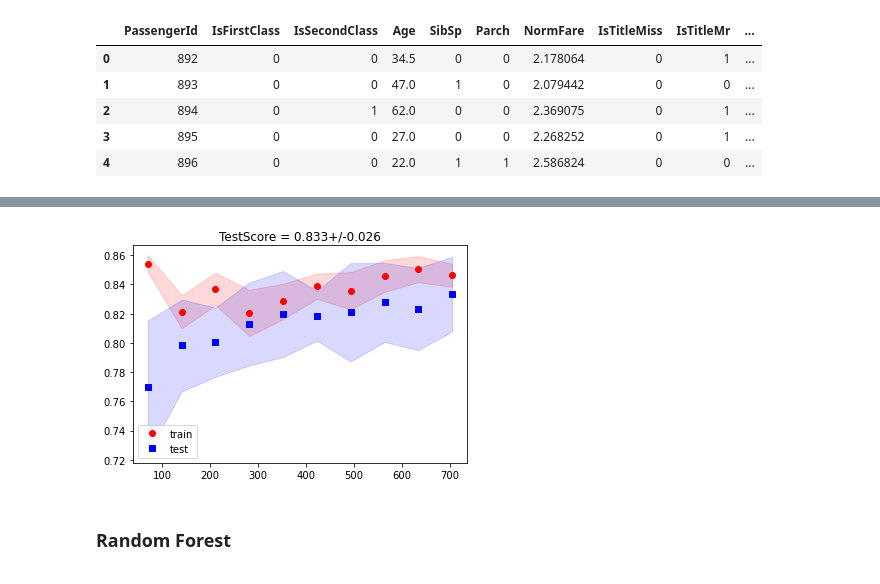
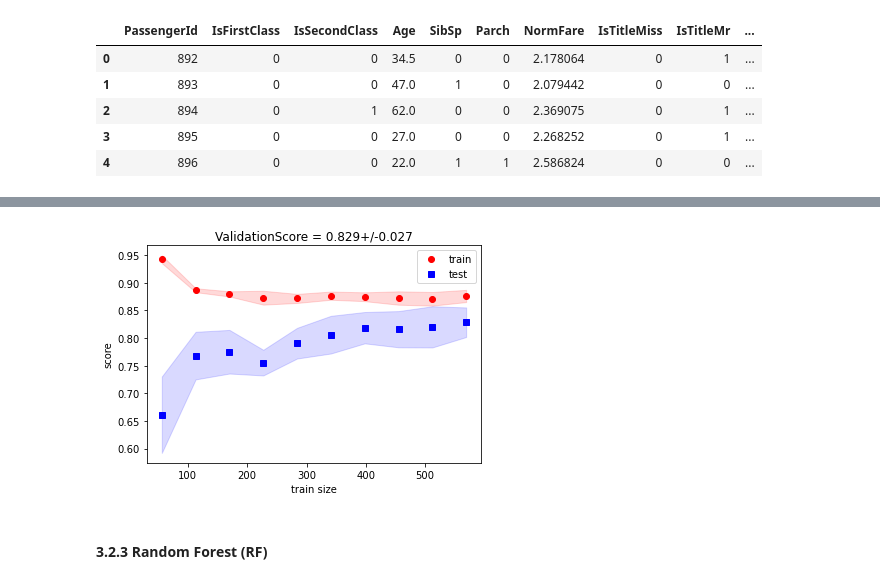
Before and after one commit to RaulRPrado/Titanic-Kaggle, a Jupyter notebook: Submission2.ipynb, the cells around one changed output, grey strips where cells are left out. Saved outputs shown, nothing was run; the diff lists cells and outputs as text; code cells hidden in the pictures.

```diff
--- a/Submission2.ipynb
+++ b/Submission2.ipynb
@@ -471,10 +637,10 @@ from copy import copy
 X_train, X_test, y_train, y_test = train_test_split(
     X,
     y,
-    test_size=0.01,
-    random_state=1
+    test_size=0.2,
+    random_state=3
 )
 # %%
-sc = StandardScaler().fit(X_train)
-X_train_std = sc.transform(X_train)
-X_test_std = sc.transform(X_test)
+scaler = StandardScaler().fit(X_train)
+X_train_std = scaler.transform(X_train)
+X_test_std = scaler.transform(X_test)
@@ -572,5 +766,5 @@ BestScore = 0.8300
 # %%
-results['LR']['test_score'] = get_test_cv_score_and_plot_learning_curve(
+results['LR']['validation_score'] = get_test_cv_score_and_plot_learning_curve(
     X_train_std,
     y_train,
     results['LR']['estimator']
@@ -580 +774,3 @@ results['LR']['test_score'] = get_test_cv_score_and_plot_learning_curve(
+# %%
+results['LR']['test_score'] = results['LR']['estimator'].score(X_test_std, y_test)
 # %% [markdown]
@@ -599,8 +795,8 @@ BestScore = 0.8334
 # %%
-results['SVM']['test_score'] = get_test_cv_score_and_plot_learning_curve(
+results['SVM']['validation_score'] = get_test_cv_score_and_plot_learning_curve(
     X_train_std,
     y_train,
     results['SVM']['estimator']
 )
 # %% [output]
-[figure, old version]
+[figure, new version]
@@ -607,5 +805,5 @@ results['SVM']['test_score'] = get_test_cv_score_and_plot_learning_curve(
 # %% [markdown]
-### Random Forest
+#### 3.2.3 Random Forest (RF)
 # %%
 from sklearn.ensemble import RandomForestClassifier
 # %%
```
Also changed, not shown: parts of 100 cells of this notebook, 1 other file.
